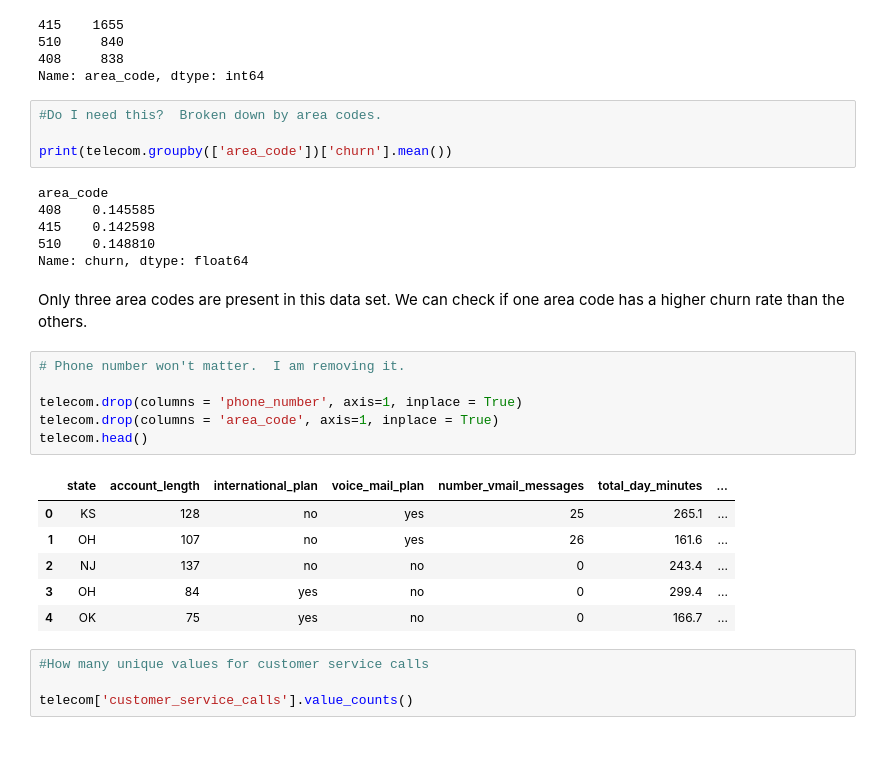
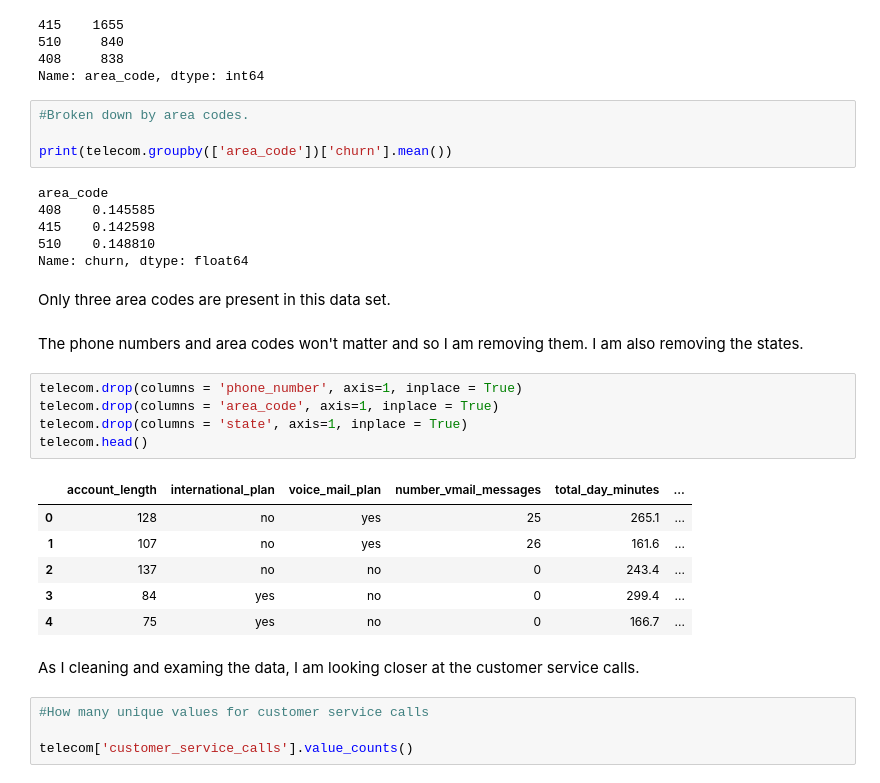
Before and after one commit to bkcoleman1024/Telecom-Analysis, a Jupyter notebook: SyriaTelCustomers.ipynb, the cells around one changed output. Drawn from its saved outputs; the diff is of its cells as text; blank space fills up the shorter version.

```diff
--- a/SyriaTelCustomers.ipynb
+++ b/SyriaTelCustomers.ipynb
@@ -133,7 +148,7 @@ telecom["area_code"].value_counts()
 408     838
 Name: area_code, dtype: int64
 # %%
-#Do I need this?  Broken down by area codes.
+#Broken down by area codes.
 
 print(telecom.groupby(['area_code'])['churn'].mean())
 # %% [output]
@@ -143,20 +158,24 @@ area_code
 510    0.148810
 Name: churn, dtype: float64
 # %% [markdown]
-Only three area codes are present in this data set.  We can check if one area code has a higher churn rate than the others.
+Only three area codes are present in this data set.
+# %% [markdown]
+The phone numbers and area codes won't matter and so I am removing them.  I am also removing the states.
 # %%
-# Phone number won't matter.  I am removing it.
-
 telecom.drop(columns = 'phone_number', axis=1, inplace = True)
 telecom.drop(columns = 'area_code', axis=1, inplace = True)
+telecom.drop(columns = 'state', axis=1, inplace = True)
 telecom.head()
 # %% [output]
-|  | state | account_length | international_plan | voice_mail_plan | number_vmail_messages | total_day_minutes | ... |
-| 0 | KS | 128 | no | yes | 25 | 265.1 | ... |
-| 1 | OH | 107 | no | yes | 26 | 161.6 | ... |
-| 2 | NJ | 137 | no | no | 0 | 243.4 | ... |
-| 3 | OH | 84 | yes | no | 0 | 299.4 | ... |
-| 4 | OK | 75 | yes | no | 0 | 166.7 | ... |
+|  | account_length | international_plan | voice_mail_plan | number_vmail_messages | total_day_minutes | ... |
+| 0 | 128 | no | yes | 25 | 265.1 | ... |
+| 1 | 107 | no | yes | 26 | 161.6 | ... |
+| 2 | 137 | no | no | 0 | 243.4 | ... |
+| 3 | 84 | yes | no | 0 | 299.4 | ... |
+| 4 | 75 | yes | no | 0 | 166.7 | ... |
+# %% [markdown]
+
+As I cleaning and examing the data, I am looking closer at the customer service calls.
 # %%
 #How many unique values for customer service calls
 
```
Also changed, not shown: parts of 40 cells of this notebook.
